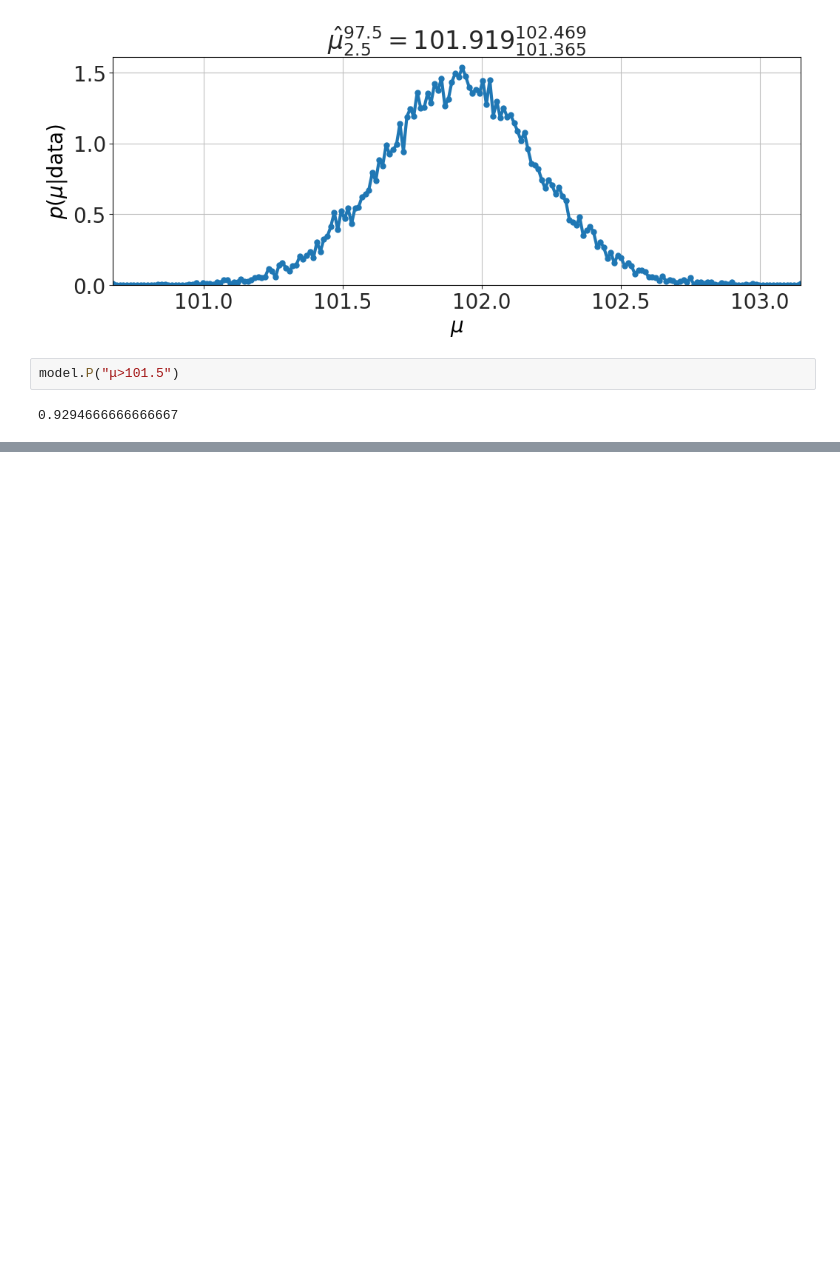
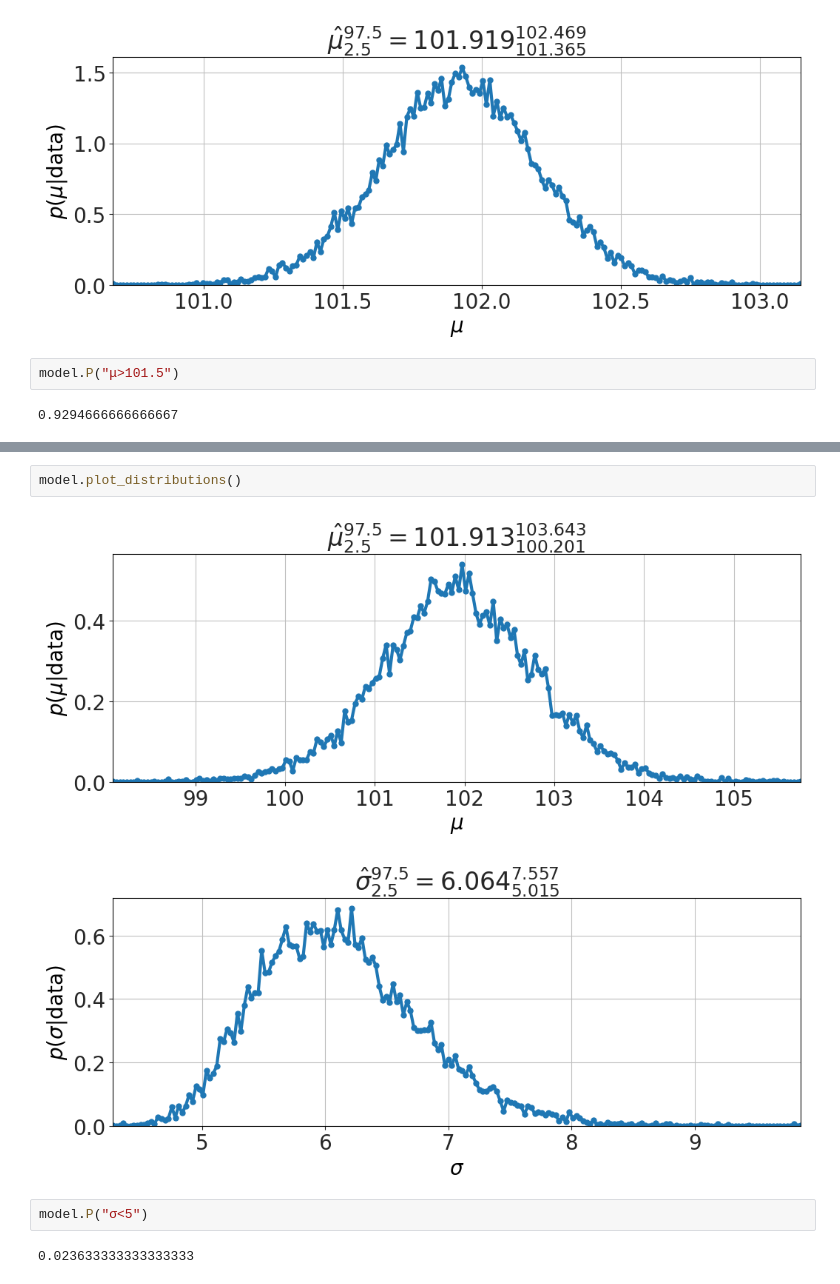
Before and after one commit to bblais/Computer-Programming-for-the-Sciences-Spring-2024, a Jupyter notebook: Sprint #3 - Probability and Uncertainty/2024-03-26 - Best Estimate.ipynb, the cells around one changed output, grey strips where cells are left out. Cells and saved outputs as stored; diff of their text form; blank space fills up the shorter version.

```diff
--- a/Sprint #3 - Probability and Uncertainty/2024-03-26 - Best Estimate.ipynb
+++ b/Sprint #3 - Probability and Uncertainty/2024-03-26 - Best Estimate.ipynb
@@ -54,0 +96,9 @@ model.P("μ>101.5")
+# %%
+model.plot_distributions()
+# %% [output]
+[figure, added]
+[figure, added]
+# %%
+model.P("σ<5")
+# %% [output]
+0.023633333333333333
```
Also changed, not shown: parts of 15 cells of this notebook, 1 other file.
